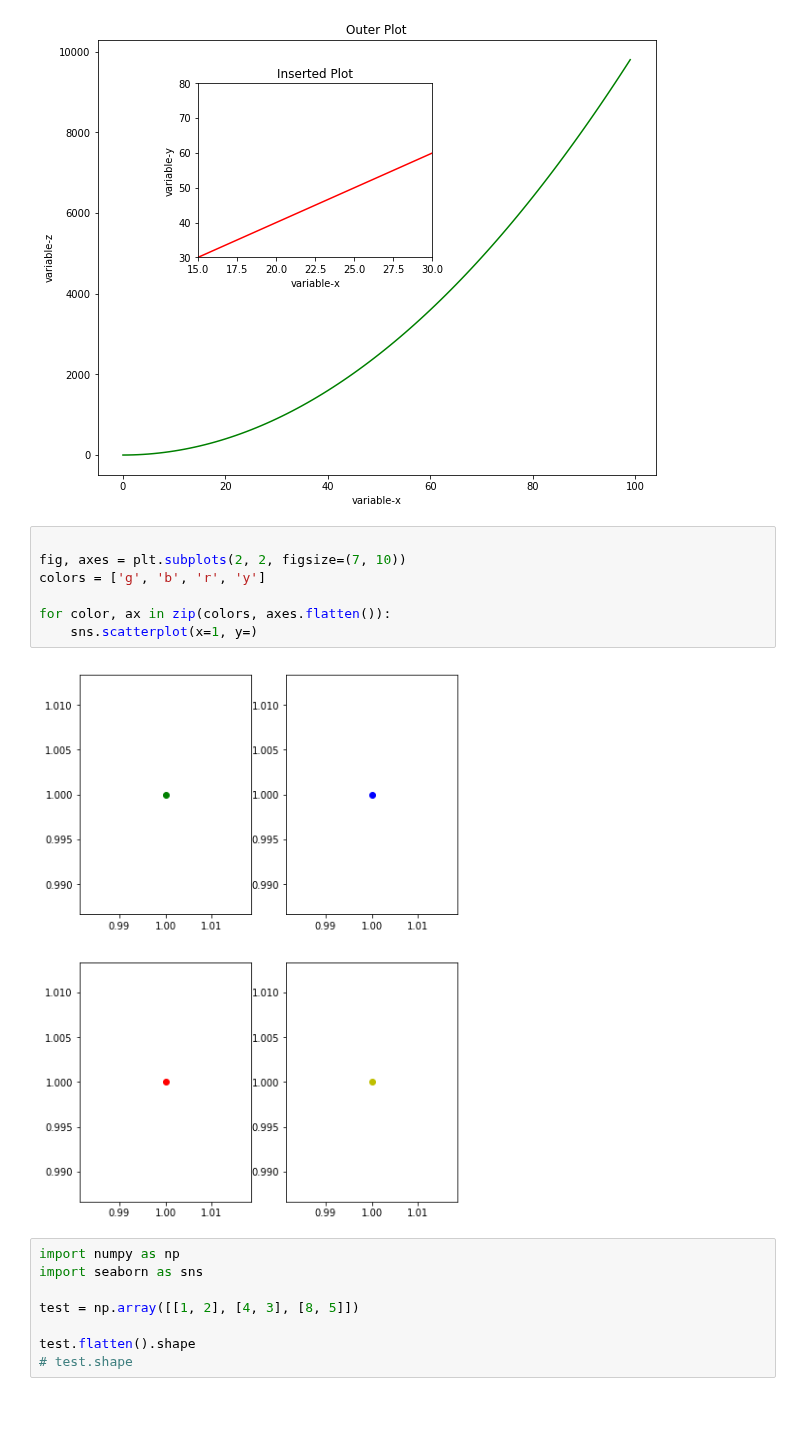
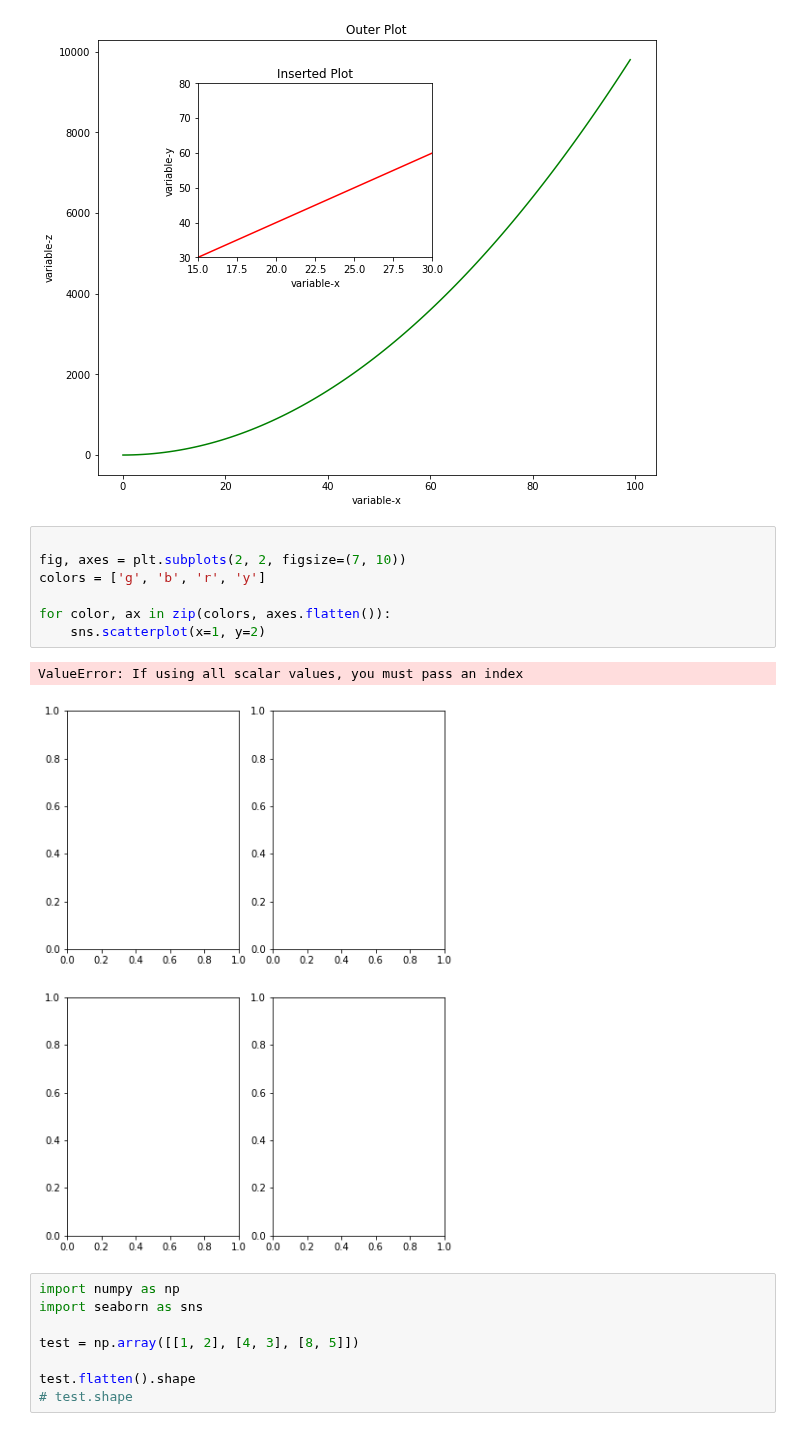
Before and after one commit to ColinFangshu/dsc-more-practice-with-matplotlib-lab-seattle-ds-career-051319, a Jupyter notebook: index.ipynb, the cells around one changed output. Drawn from its saved outputs; the diff is of its cells as text.

```diff
--- a/index.ipynb
+++ b/index.ipynb
@@ -124,12 +124,13 @@ ins.set_ylim([30,80])
 # %%
 
 fig, axes = plt.subplots(2, 2, figsize=(7, 10))
 colors = ['g', 'b', 'r', 'y']
 
 for color, ax in zip(colors, axes.flatten()):
-    sns.scatterplot(x=1, y=)
+    sns.scatterplot(x=1, y=2)
 # %% [output]
+ValueError: If using all scalar values, you must pass an index
-[figure, old version]
+[figure, new version]
 # %%
 import numpy as np
 import seaborn as sns
```
